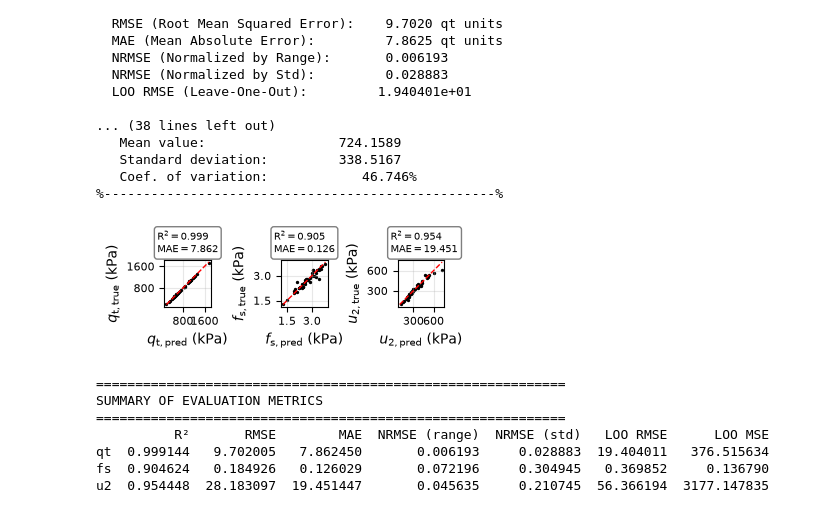
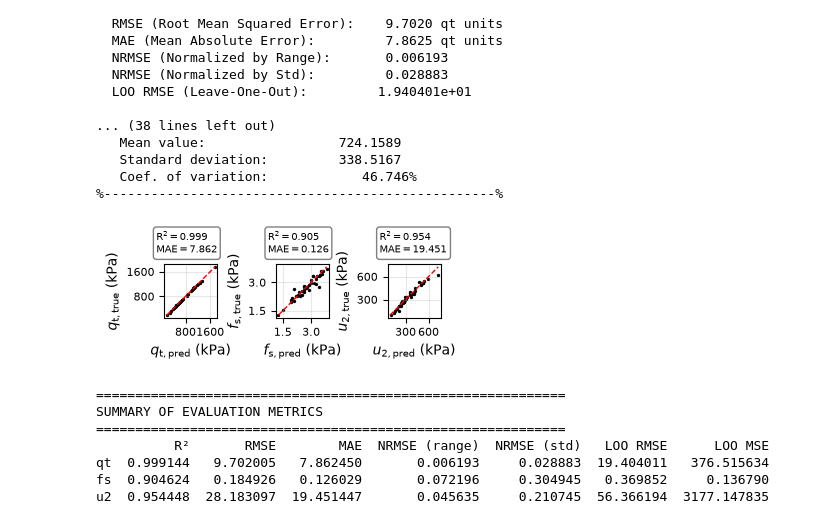
Before and after one commit to harifel/cpt-pce-surrogate, a Jupyter notebook: src/1000_forward_model_PCE.ipynb, the cells around one changed output. Drawn from its saved outputs; the diff is of its cells as text; code cells hidden in the pictures.

```diff
--- a/src/1000_forward_model_PCE.ipynb
+++ b/src/1000_forward_model_PCE.ipynb
@@ -56,7 +56,7 @@ Processing . done!
 UQ[PY]LAB session started.
 # %%
 input_sheet = ["verysoft", "soft", "medium", "stiff", "map"]
-input_sheet = input_sheet[0]  # Select the first sheet for processing
+input_sheet = input_sheet[4]  # Select the sheet for processing
 
 ed, out, var_names, param_ranges = PCE_database_total(sheet_name=input_sheet, cr_cscc=True)
 # %% [output]
@@ -605,11 +605,11 @@ QT:
 # %%
 from matplotlib.ticker import MaxNLocator
 
-plt.rcParams['pdf.fonttype'] = 42
+# plt.rcParams['pdf.fonttype'] = 42
 
 n_out = len(output_var_names)
 
-fig, axes = plt.subplots(1, n_out, figsize=(9*cm, 3.2*cm))
+fig, axes = plt.subplots(1, n_out, figsize=(9*cm, 3.5*cm))
 if n_out == 1:
     axes = [axes]
 
@@ -657,37 +657,37 @@ for idx, out_name in enumerate(output_var_names):
 
     # --- Error Text Box ---
     stats_text = f"$\\mathrm{{R}}^\\mathrm{{2}} = {r2:.3f}$\n$\\mathrm{{MAE}} = {mae:.3f}$"
     ax.text(-0.15, 1.65, stats_text, transform=ax.transAxes,
             verticalalignment='top', horizontalalignment='left',
             fontsize=7, bbox=dict(boxstyle='round', facecolor='white', alpha=0.5))
     # -----------------------------
 
     # Labels
     lbl1 = output_labels1.get(out_name, out_name)
     lbl2 = output_labels2.get(out_name, out_name)
     ax.set_xlabel(f'{lbl1}')
     ax.set_ylabel(f'{lbl2}')
     ax.grid(True, alpha=0.3)
 
     # Make axes equal for better visualization
     ax.set_aspect('equal', adjustable='box')
 
     # Force exactly 3 ticks
-    ax.xaxis.set_major_locator(MaxNLocator(nbins=1))
-    ax.yaxis.set_major_locator(MaxNLocator(nbins=1))
+    ax.xaxis.set_major_locator(MaxNLocator(nbins=2))
+    ax.yaxis.set_major_locator(MaxNLocator(nbins=2))
 
     ax.tick_params(axis='both', labelsize=8)
 
-    plt.subplots_adjust(left=0.16, bottom=0.08, right=0.95, top=1, wspace=1.5, hspace=0.0)
+    plt.subplots_adjust(left=0.17, bottom=0.08, right=0.95, top=0.98, wspace=1.1, hspace=0.0)
 
     # Save all three formats from the same figure
     base = PLOTS_DIR / "actual_vs_predicted_pce_depth_based"
 
     plt.savefig(f"{base}.pdf", dpi=1000)
     plt.savefig(f"{base}.tiff", dpi=1000)
     plt.savefig(f"{base}.jpg", dpi=1000)
 # %% [output]
-[figure, old version]
+[figure, new version]
 # %%
 metrics_df = pd.DataFrame(evaluation_results).T
 print("\n" + "=" * 60)
```
Also changed, not shown: parts of 1 cell of this notebook, 1 other file.
